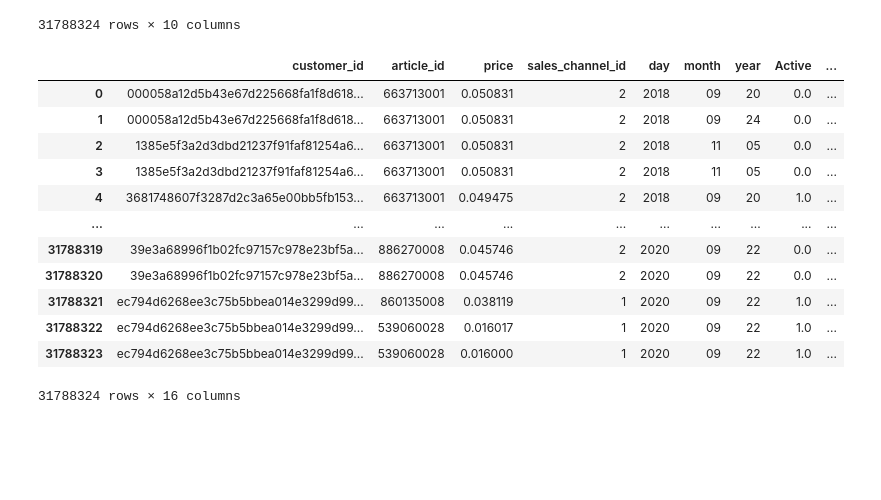
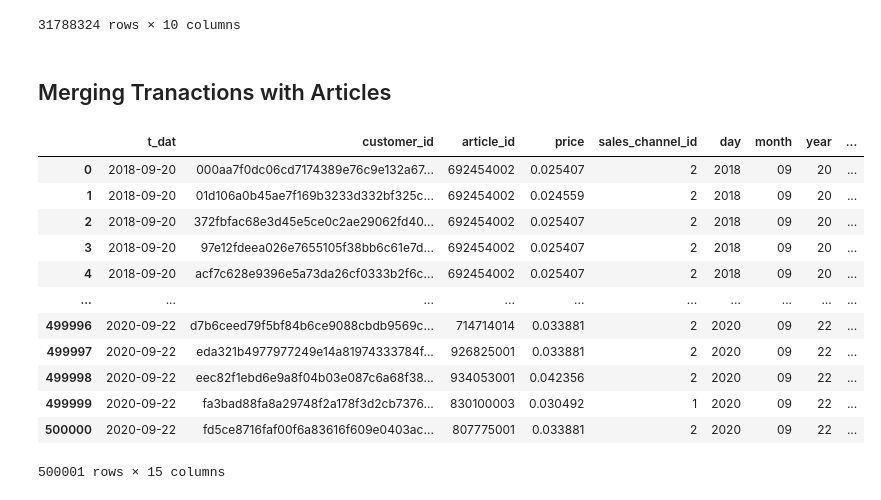
Before and after one commit to mt-cs/Personalized-Fashion-Recommendations, a Jupyter notebook: Feature_Engineering.ipynb, the cells around one changed output. Saved outputs shown, nothing was run; the diff lists cells and outputs as text; code cells hidden in the pictures; blank space fills up the shorter version.

Commit message:
train data

```diff
--- a/Feature_Engineering.ipynb
+++ b/Feature_Engineering.ipynb
@@ -292,0 +348,2 @@ df_cust[['Active']] = df_cust[['Active']].fillna(0)
+# %%
+skip.pop(0)
@@ -293,5 +352,5 @@ df_cust[['Active']] = df_cust[['Active']].fillna(0)
 # %%
-df_transaction = pd.read_csv('h-and-m-personalized-fashion-recommendations/transactions_train.csv')
+df_transaction = pd.read_csv('transactions_train.csv', skiprows=skip)
 df_transaction
 # %% [output]
 |  | t_dat | customer_id | article_id | price | sales_channel_id |
@@ -310,5 +369,5 @@ df_transaction
 # %%
-df_transaction[["day", "month", "year"]] = df_transaction["t_dat"].str.split("-", expand = True)
-df_transaction
+# df_transaction[["day", "month", "year"]] = df_transaction["t_dat"].str.split("-", expand = True)
+# df_transaction
 # %% [output]
 |  | t_dat | customer_id | article_id | price | sales_channel_id | day | month | year |
@@ -327,3 +388,4 @@ df_transaction
 # %%
-df_transaction.drop(['t_dat'], inplace=True, axis=1)
+# df_transaction.drop(['t_dat'], inplace=True, axis=1)
+df_transaction["t_dat"] = pd.to_datetime(df_transaction["t_dat"])
 # %%
@@ -343,20 +405,22 @@ df_cust_trans
 | 31788322 | ff5b8a8b26bf93a66290e9bd1b73393ac... | 903420001 | 0.033881 | 2 | 2020 | 09 | 22 | 0.0 | ... |
 | 31788323 | ff5b8a8b26bf93a66290e9bd1b73393ac... | 761406001 | 0.025407 | 2 | 2020 | 09 | 22 | 0.0 | ... |
 31788324 rows × 10 columns
+# %% [markdown]
+## Merging Tranactions with Articles
 # %%
-df_combined = df_cust_trans.merge(df_art, on=["article_id"], how="inner")
+df_combined = df_transaction.merge(df_art, on=["article_id"], how="inner")
 df_combined
 # %% [output]
-|  | customer_id | article_id | price | sales_channel_id | day | month | year | Active | ... |
-| 0 | 000058a12d5b43e67d225668fa1f8d618... | 663713001 | 0.050831 | 2 | 2018 | 09 | 20 | 0.0 | ... |
-| 1 | 000058a12d5b43e67d225668fa1f8d618... | 663713001 | 0.050831 | 2 | 2018 | 09 | 24 | 0.0 | ... |
-| 2 | 1385e5f3a2d3dbd21237f91faf81254a6... | 663713001 | 0.050831 | 2 | 2018 | 11 | 05 | 0.0 | ... |
-| 3 | 1385e5f3a2d3dbd21237f91faf81254a6... | 663713001 | 0.050831 | 2 | 2018 | 11 | 05 | 0.0 | ... |
-| 4 | 3681748607f3287d2c3a65e00bb5fb153... | 663713001 | 0.049475 | 2 | 2018 | 09 | 20 | 1.0 | ... |
+|  | t_dat | customer_id | article_id | price | sales_channel_id | day | month | year | ... |
+| 0 | 2018-09-20 | 000aa7f0dc06cd7174389e76c9e132a67... | 692454002 | 0.025407 | 2 | 2018 | 09 | 20 | ... |
+| 1 | 2018-09-20 | 01d106a0b45ae7f169b3233d332bf325c... | 692454002 | 0.024559 | 2 | 2018 | 09 | 20 | ... |
+| 2 | 2018-09-20 | 372fbfac68e3d45e5ce0c2ae29062fd40... | 692454002 | 0.025407 | 2 | 2018 | 09 | 20 | ... |
+| 3 | 2018-09-20 | 97e12fdeea026e7655105f38bb6c61e7d... | 692454002 | 0.025407 | 2 | 2018 | 09 | 20 | ... |
+| 4 | 2018-09-20 | acf7c628e9396e5a73da26cf0333b2f6c... | 692454002 | 0.025407 | 2 | 2018 | 09 | 20 | ... |
 | ... | ... | ... | ... | ... | ... | ... | ... | ... | ... |
-| 31788319 | 39e3a68996f1b02fc97157c978e23bf5a... | 886270008 | 0.045746 | 2 | 2020 | 09 | 22 | 0.0 | ... |
-| 31788320 | 39e3a68996f1b02fc97157c978e23bf5a... | 886270008 | 0.045746 | 2 | 2020 | 09 | 22 | 0.0 | ... |
-| 31788321 | ec794d6268ee3c75b5bbea014e3299d99... | 860135008 | 0.038119 | 1 | 2020 | 09 | 22 | 1.0 | ... |
-| 31788322 | ec794d6268ee3c75b5bbea014e3299d99... | 539060028 | 0.016017 | 1 | 2020 | 09 | 22 | 1.0 | ... |
-| 31788323 | ec794d6268ee3c75b5bbea014e3299d99... | 539060028 | 0.016000 | 1 | 2020 | 09 | 22 | 1.0 | ... |
+| 499996 | 2020-09-22 | d7b6ceed79f5bf84b6ce9088cbdb9569c... | 714714014 | 0.033881 | 2 | 2020 | 09 | 22 | ... |
+| 499997 | 2020-09-22 | eda321b4977977249e14a81974333784f... | 926825001 | 0.033881 | 2 | 2020 | 09 | 22 | ... |
+| 499998 | 2020-09-22 | eec82f1ebd6e9a8f04b03e087c6a68f38... | 934053001 | 0.042356 | 2 | 2020 | 09 | 22 | ... |
+| 499999 | 2020-09-22 | fa3bad88fa8a29748f2a178f3d2cb7376... | 830100003 | 0.030492 | 1 | 2020 | 09 | 22 | ... |
+| 500000 | 2020-09-22 | fd5ce8716faf00f6a83616f609e0403ac... | 807775001 | 0.033881 | 2 | 2020 | 09 | 22 | ... |
-31788324 rows × 16 columns
+500001 rows × 15 columns
```
Also changed, not shown: parts of 44 cells of this notebook, 1 other file.
